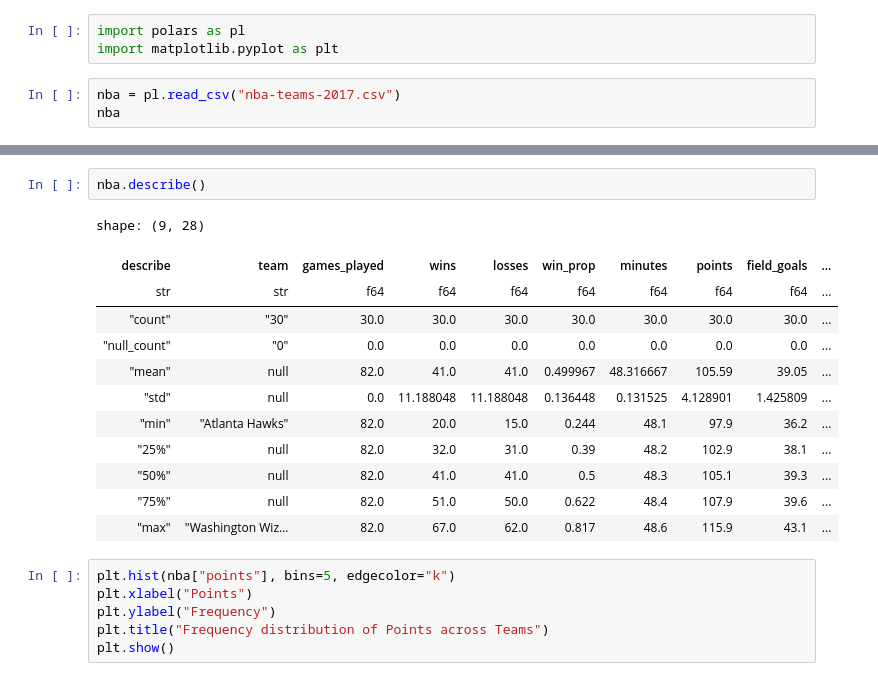
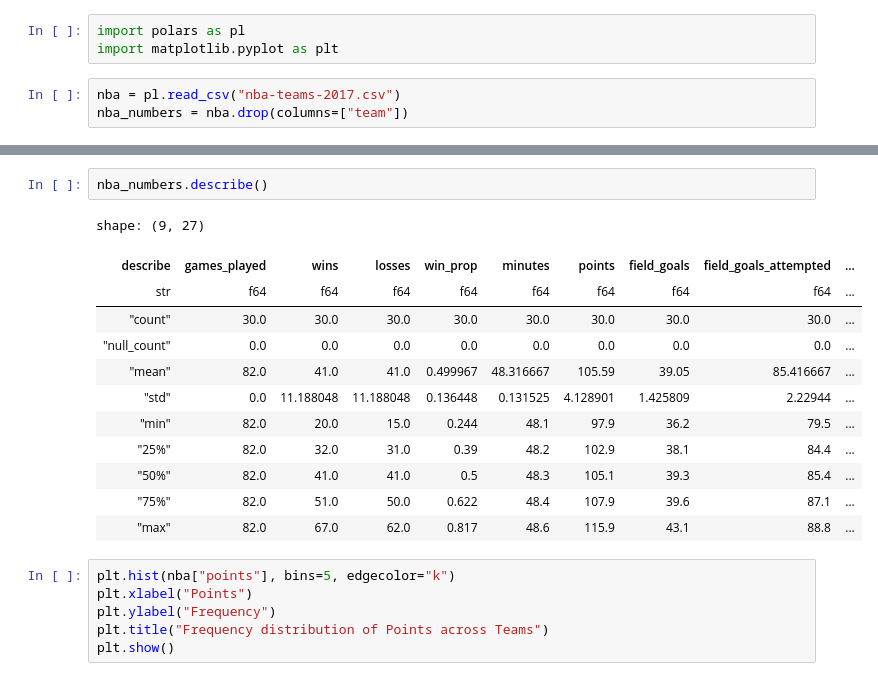
Before and after one commit to nogibjj/706_Week03_YL, a Jupyter notebook: nba.ipynb, the cells around one changed output, grey strips where cells are left out. Drawn from its saved outputs; the diff is of its cells as text.

```diff
--- a/nba.ipynb
+++ b/nba.ipynb
@@ -3,4 +3,4 @@ import polars as pl
 import matplotlib.pyplot as plt
 # %%
 nba = pl.read_csv("nba-teams-2017.csv")
-nba
+nba_numbers = nba.drop(columns=["team"])
@@ -27,18 +7,18 @@ shape: (30, 27)
 # %%
-nba.describe()
+nba_numbers.describe()
 # %% [output]
-shape: (9, 28)
+shape: (9, 27)
-| describe | team | games_played | wins | losses | win_prop | minutes | points | field_goals | ... |
-| str | str | f64 | f64 | f64 | f64 | f64 | f64 | f64 | ... |
-| "count" | "30" | 30.0 | 30.0 | 30.0 | 30.0 | 30.0 | 30.0 | 30.0 | ... |
-| "null_count" | "0" | 0.0 | 0.0 | 0.0 | 0.0 | 0.0 | 0.0 | 0.0 | ... |
-| "mean" | null | 82.0 | 41.0 | 41.0 | 0.499967 | 48.316667 | 105.59 | 39.05 | ... |
-| "std" | null | 0.0 | 11.188048 | 11.188048 | 0.136448 | 0.131525 | 4.128901 | 1.425809 | ... |
-| "min" | "Atlanta Hawks" | 82.0 | 20.0 | 15.0 | 0.244 | 48.1 | 97.9 | 36.2 | ... |
-| "25%" | null | 82.0 | 32.0 | 31.0 | 0.39 | 48.2 | 102.9 | 38.1 | ... |
-| "50%" | null | 82.0 | 41.0 | 41.0 | 0.5 | 48.3 | 105.1 | 39.3 | ... |
-| "75%" | null | 82.0 | 51.0 | 50.0 | 0.622 | 48.4 | 107.9 | 39.6 | ... |
-| "max" | "Washington Wiz… | 82.0 | 67.0 | 62.0 | 0.817 | 48.6 | 115.9 | 43.1 | ... |
+| describe | games_played | wins | losses | win_prop | minutes | points | field_goals | field_goals_attempted | ... |
+| str | f64 | f64 | f64 | f64 | f64 | f64 | f64 | f64 | ... |
+| "count" | 30.0 | 30.0 | 30.0 | 30.0 | 30.0 | 30.0 | 30.0 | 30.0 | ... |
+| "null_count" | 0.0 | 0.0 | 0.0 | 0.0 | 0.0 | 0.0 | 0.0 | 0.0 | ... |
+| "mean" | 82.0 | 41.0 | 41.0 | 0.499967 | 48.316667 | 105.59 | 39.05 | 85.416667 | ... |
+| "std" | 0.0 | 11.188048 | 11.188048 | 0.136448 | 0.131525 | 4.128901 | 1.425809 | 2.22944 | ... |
+| "min" | 82.0 | 20.0 | 15.0 | 0.244 | 48.1 | 97.9 | 36.2 | 79.5 | ... |
+| "25%" | 82.0 | 32.0 | 31.0 | 0.39 | 48.2 | 102.9 | 38.1 | 84.4 | ... |
+| "50%" | 82.0 | 41.0 | 41.0 | 0.5 | 48.3 | 105.1 | 39.3 | 85.4 | ... |
+| "75%" | 82.0 | 51.0 | 50.0 | 0.622 | 48.4 | 107.9 | 39.6 | 87.1 | ... |
+| "max" | 82.0 | 67.0 | 62.0 | 0.817 | 48.6 | 115.9 | 43.1 | 88.8 | ... |
 # %%
 plt.hist(nba["points"], bins=5, edgecolor="k")
 plt.xlabel("Points")
```
Also changed, not shown: parts of 1 cell of this notebook, 7 other files.
